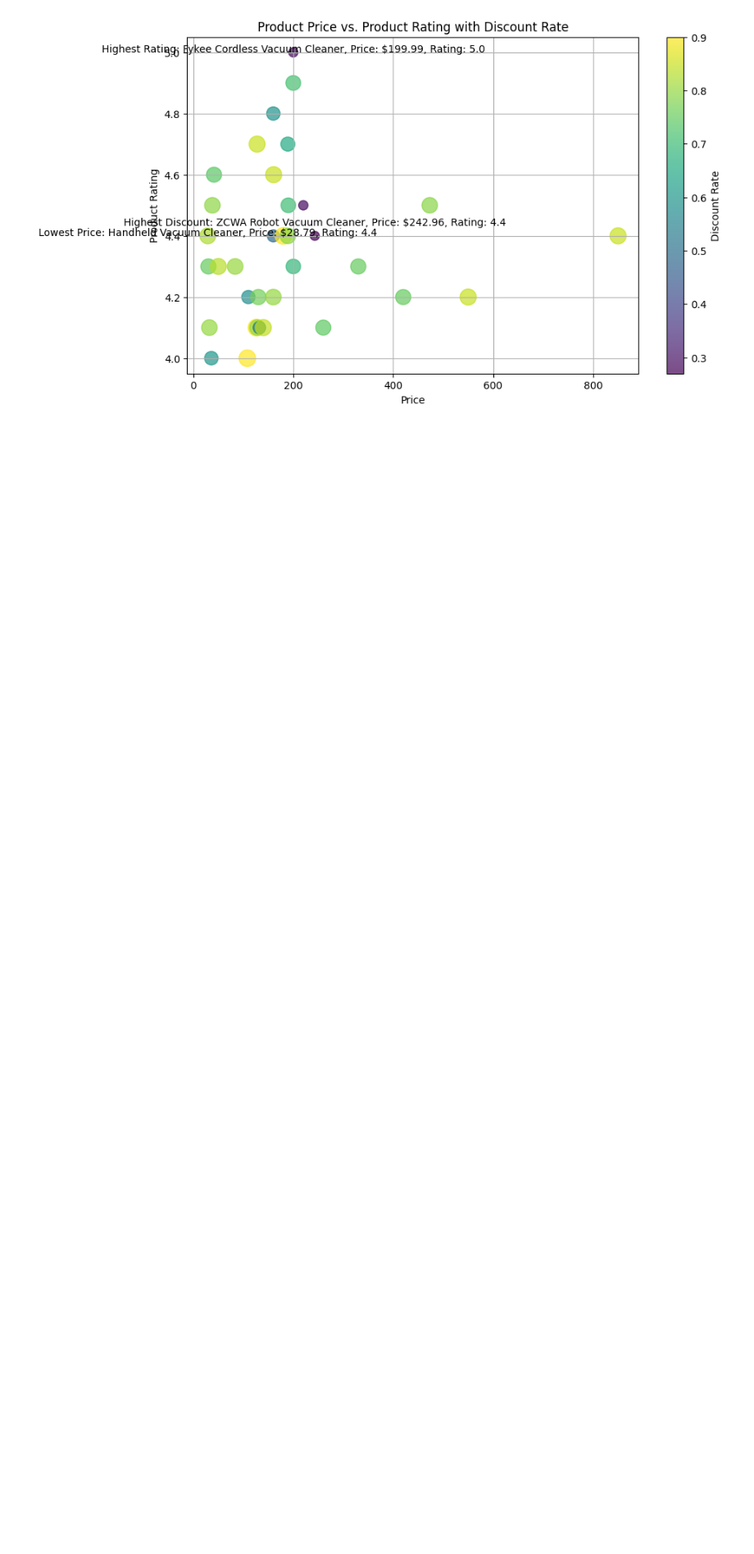
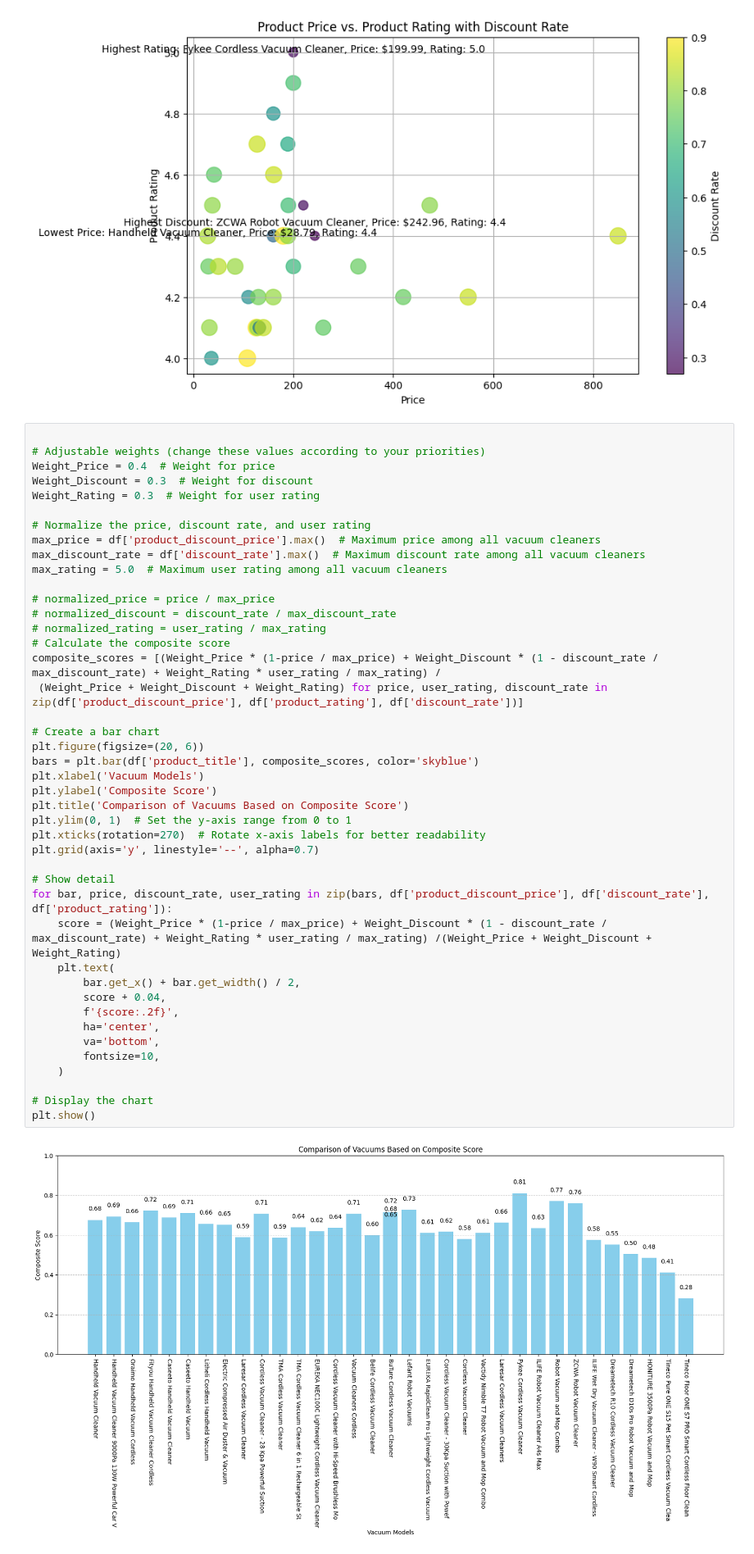
Before and after one commit to urpey/python-web-scraping-project, a Jupyter notebook: web_scraping_for_vacuum_cleaner.ipynb, the cells around one changed output. Shown: that part at 82% size. Cells and saved outputs as stored; diff of their text form; blank space fills up the shorter version.

```diff
--- a/web_scraping_for_vacuum_cleaner.ipynb
+++ b/web_scraping_for_vacuum_cleaner.ipynb
@@ -121,6 +121,51 @@ for product, x, y in zip(highest_discount_product['product_title'], highest_disc
 plt.show()
 # %% [output]
 [figure]
+# %%
+
+# Adjustable weights (change these values according to your priorities)
+Weight_Price = 0.4  # Weight for price
+Weight_Discount = 0.3  # Weight for discount
+Weight_Rating = 0.3  # Weight for user rating
+
+# Normalize the price, discount rate, and user rating
+max_price = df['product_discount_price'].max()  # Maximum price among all vacuum cleaners
+max_discount_rate = df['discount_rate'].max()  # Maximum discount rate among all vacuum cleaners
+max_rating = 5.0  # Maximum user rating among all vacuum cleaners
+
+# normalized_price = price / max_price
+# normalized_discount = discount_rate / max_discount_rate
+# normalized_rating = user_rating / max_rating
+# Calculate the composite score
+composite_scores = [(Weight_Price * (1-price / max_price) + Weight_Discount * (1 - discount_rate / max_discount_rate) + Weight_Rating * user_rating / max_rating) /
+ (Weight_Price + Weight_Discount + Weight_Rating) for price, user_rating, discount_rate in zip(df['product_discount_price'], df['product_rating'], df['discount_rate'])]
+
+# Create a bar chart
+plt.figure(figsize=(20, 6))
+bars = plt.bar(df['product_title'], composite_scores, color='skyblue')
+plt.xlabel('Vacuum Models')
+plt.ylabel('Composite Score')
+plt.title('Comparison of Vacuums Based on Composite Score')
+plt.ylim(0, 1)  # Set the y-axis range from 0 to 1
+plt.xticks(rotation=270)  # Rotate x-axis labels for better readability
+plt.grid(axis='y', linestyle='--', alpha=0.7)
+
+# Show detail
+for bar, price, discount_rate, user_rating in zip(bars, df['product_discount_price'], df['discount_rate'], df['product_rating']):
+    score = (Weight_Price * (1-price / max_price) + Weight_Discount * (1 - discount_rate / max_discount_rate) + Weight_Rating * user_rating / max_rating) /(Weight_Price + Weight_Discount + Weight_Rating)
+    plt.text(
+        bar.get_x() + bar.get_width() / 2,
+        score + 0.04,
+        f'{score:.2f}',
+        ha='center',
+        va='bottom',
+        fontsize=10,
+    )
+
+# Display the chart
+plt.show()
+# %% [output]
+[figure, added]
 # %%
 cordless_df = df[df['cordless'] == True]
 
```
Also changed, not shown: parts of 3 cells of this notebook.
